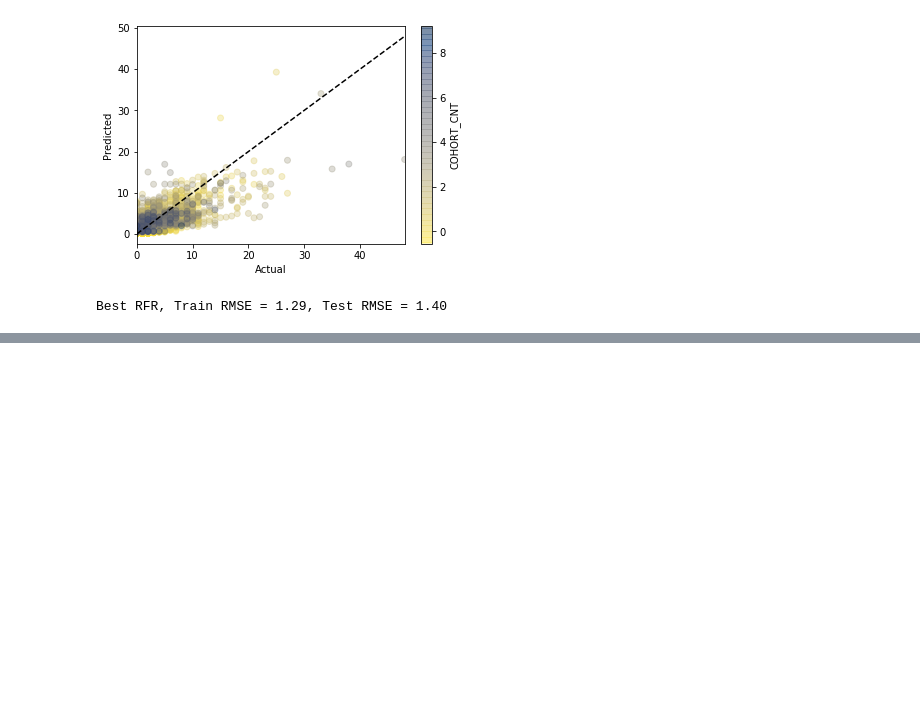
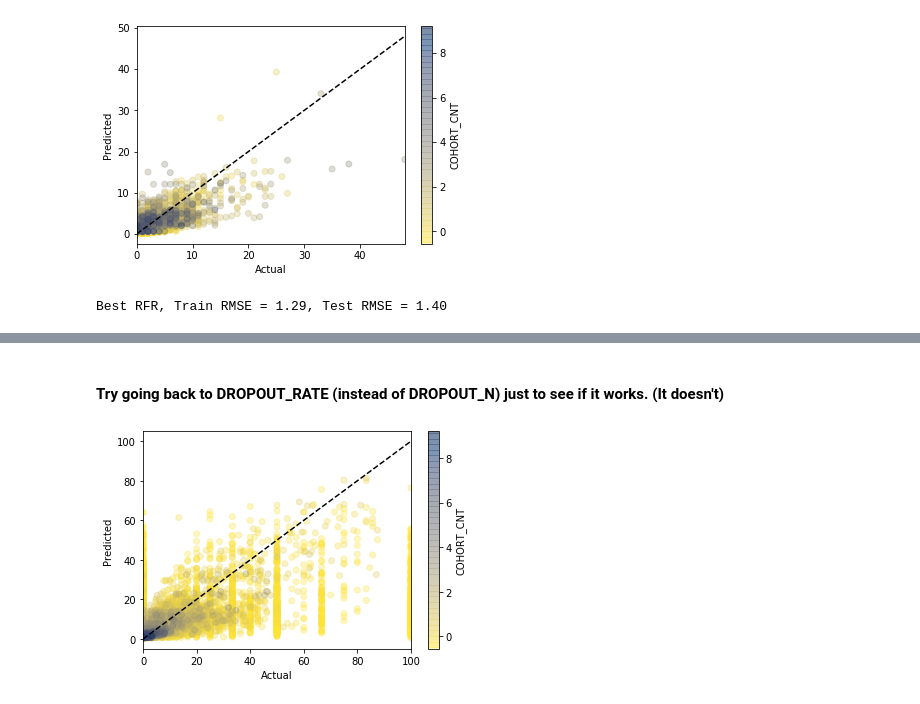
Before and after one commit to andytaylor823/CS-4774-Final-Project, a Jupyter notebook: randomforest.ipynb, the cells around one changed output, grey strips where cells are left out. Saved outputs shown, nothing was run; the diff lists cells and outputs as text; code cells hidden in the pictures; blank space fills up the shorter version.

```diff
--- a/randomforest.ipynb
+++ b/randomforest.ipynb
@@ -62,0 +185,27 @@ dump(best_model, 'best_RandomForestRegressor_DROPOUT_N.joblib')
+# %% [markdown]
+#### Try going back to DROPOUT_RATE (instead of DROPOUT_N) just to see if it works. (It doesn't)
+# %%
+### Try training the best DROPOUT_N model on DROPOUT_RATE data... I wonder if it could do it.
+
+model = load('saved_models/best_RandomForestRegressor_DROPOUT_N.joblib')
+
+X_train,X_test,y_train,y_test,pipeline = load_transform_split(target='DROPOUT_RATE',
+                                                              expand=False,
+                                                              clean=True,
+                                                              split=0.2,
+                                                              return_pipeline=True,
+                                                              fmt='numpy',
+                                                              random_state=42)
+y_train = y_train.flatten()
+y_test  = y_test.flatten()
+
+model.fit(X_train,y_train)
+
+#Plot goodness-of-fit
+model.fit(X_train,y_train)
+y_pred = model.predict(X_test)
+scatter_predvreal(y_test,y_pred,colorby=X_test[:,0])
+
+#Lol no it can not.
+# %% [output]
+[figure, added]
```
Also changed, not shown: parts of 9 cells of this notebook, 7 other files.
